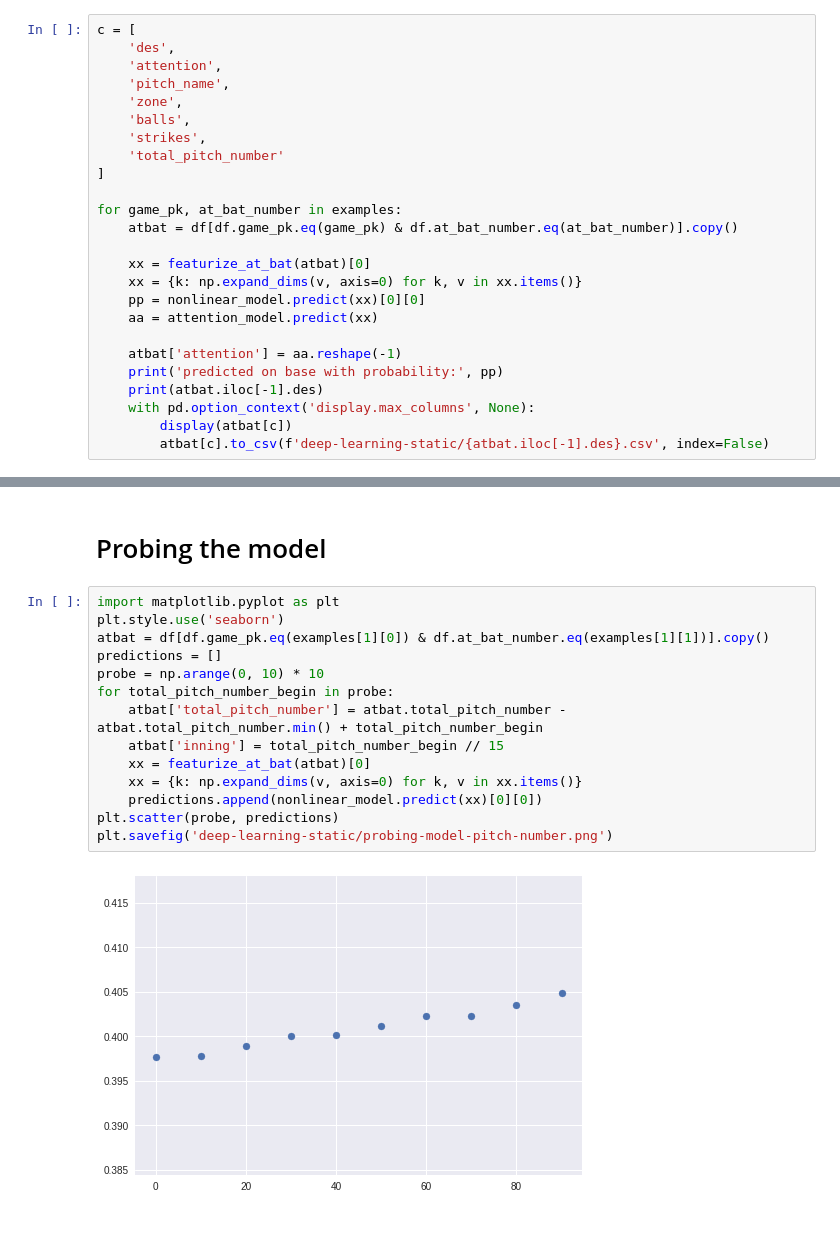
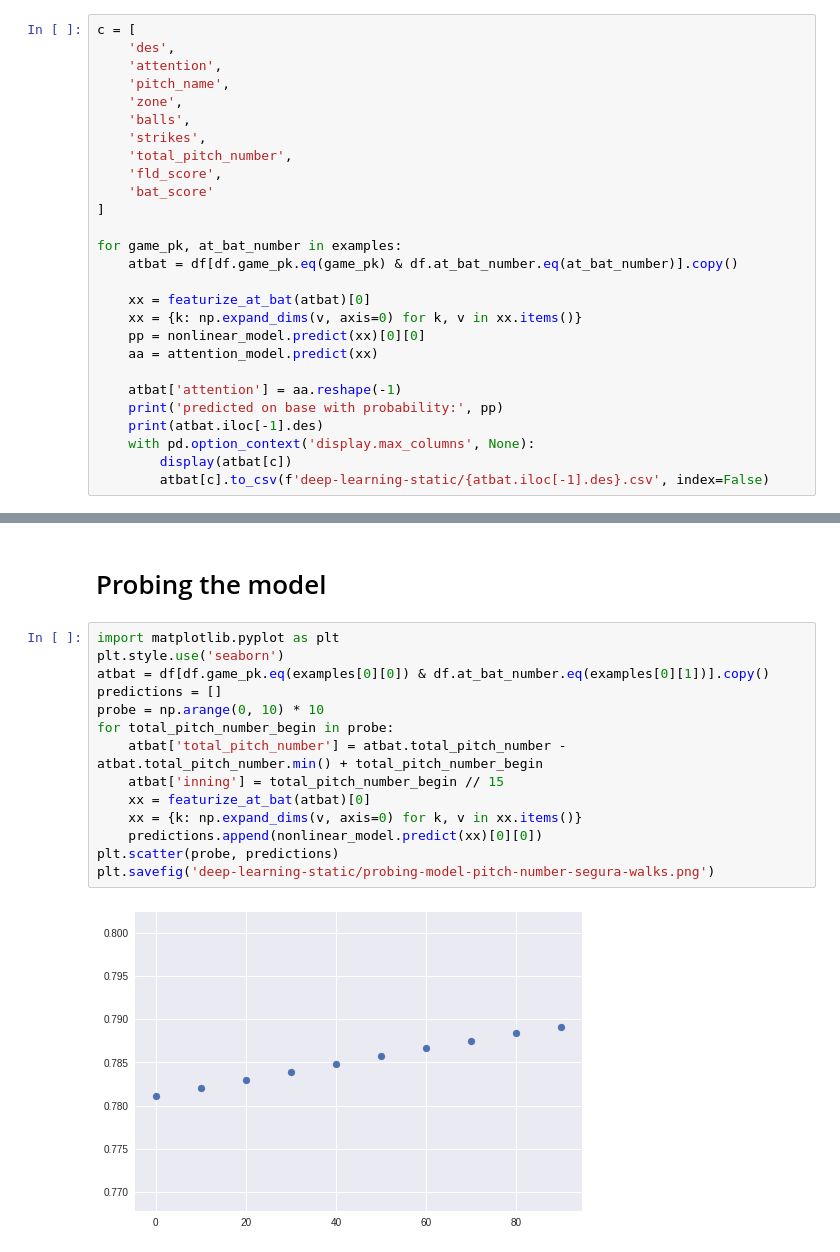
Before and after one commit to dantegates/mlb-statcast, a Jupyter notebook: deep-learning.ipynb, the cells around one changed output, grey strips where cells are left out. Saved outputs shown, nothing was run; the diff lists cells and outputs as text.

```diff
--- a/deep-learning.ipynb
+++ b/deep-learning.ipynb
@@ -1222,7 +1222,9 @@ c = [
     'zone',
     'balls',
     'strikes',
-    'total_pitch_number'
+    'total_pitch_number',
+    'fld_score',
+    'bat_score'
 ]
 
 for game_pk, at_bat_number in examples:
@@ -1268,16 +1270,16 @@ J.  T.   Realmuto grounds out, shortstop Asdrubal Cabrera to first baseman Rhys
 # %%
 import matplotlib.pyplot as plt
 plt.style.use('seaborn')
-atbat = df[df.game_pk.eq(examples[1][0]) & df.at_bat_number.eq(examples[1][1])].copy()
+atbat = df[df.game_pk.eq(examples[0][0]) & df.at_bat_number.eq(examples[0][1])].copy()
 predictions = []
 probe = np.arange(0, 10) * 10
 for total_pitch_number_begin in probe:
     atbat['total_pitch_number'] = atbat.total_pitch_number - atbat.total_pitch_number.min() + total_pitch_number_begin
     atbat['inning'] = total_pitch_number_begin // 15
     xx = featurize_at_bat(atbat)[0]
     xx = {k: np.expand_dims(v, axis=0) for k, v in xx.items()}
     predictions.append(nonlinear_model.predict(xx)[0][0])
 plt.scatter(probe, predictions)
-plt.savefig('deep-learning-static/probing-model-pitch-number.png')
+plt.savefig('deep-learning-static/probing-model-pitch-number-segura-walks.png')
 # %% [output]
-[figure, old version]
+[figure, new version]
```
Also changed, not shown: parts of 21 cells of this notebook, 12 other files.
